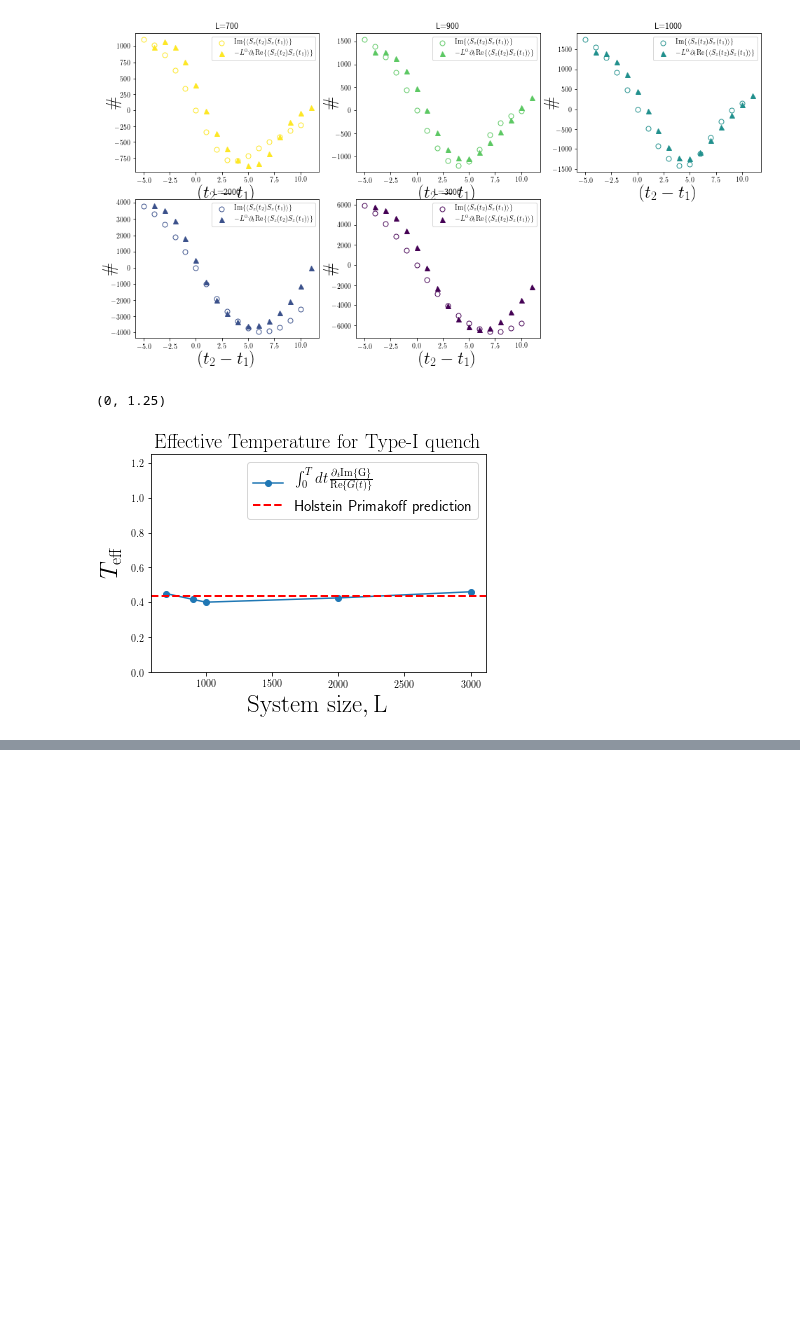
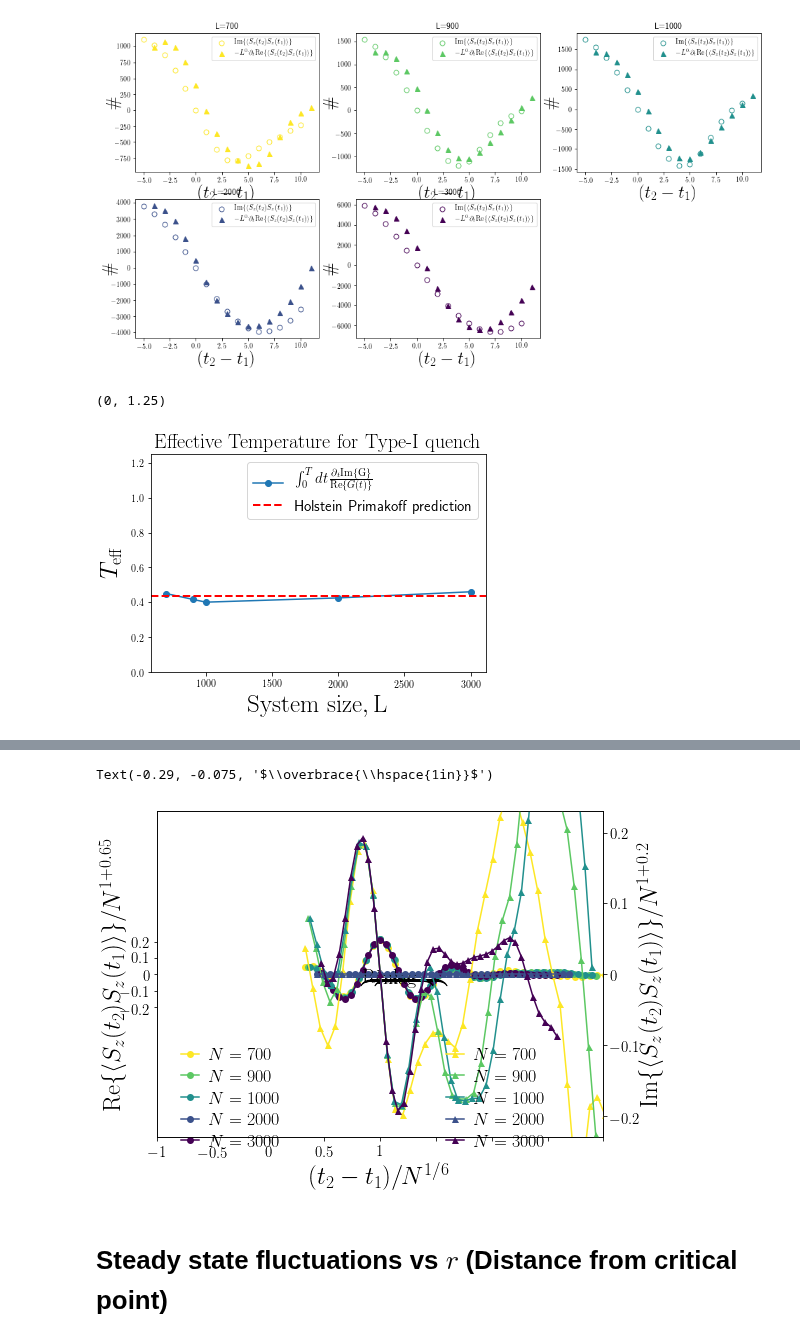
Before and after one commit to paraj003/LMG_quench, a Jupyter notebook: LMG_sim.ipynb, the cells around one changed output, grey strips where cells are left out. Saved outputs shown, nothing was run; the diff lists cells and outputs as text; code cells hidden in the pictures; blank space fills up the shorter version.

```diff
--- a/LMG_sim.ipynb
+++ b/LMG_sim.ipynb
@@ -2360,0 +2363,10 @@ array([  335.95529576,   436.36326575,   486.51861493,   980.86108251,
+# %%
+#two-time correlator definitions
+Larr=[700,900,1000,2000,3000]#,4000]#np.concatenate([np.arange(100,1100,100),np.arange(2000,10000,1000)])
+t1arrtype=[np.array([15.]),np.array([20.])]# t1arr for type 1 and type III
+t2arr=np.linspace(10,50,int((50-10)/1.0)+1)#np.linspace(15,25,int((25-15)/0.1)+1)#np.linspace(10,50,int((50-10)/1.0)+1)#np.linspace(0,10,int((10-0)/0.2)+1)
+Azf=1.
+Ayf=0.
+#Types of quenches I,III indexed by typeID 0,1 and 2 respectively
+initparams=np.array([[1.,0.,4.],[1.,0.,1.]])#{γz,γy,Γ}, and rows indicated type
+quenchparams=np.array([[1.,0.,1.],[0.,1.,1.]])
@@ -2360,0 +2406,49 @@ array([  335.95529576,   436.36326575,   486.51861493,   980.86108251,
+# %%
+#Scaling collapse for real and imaginary parts of the twotime correlation functions
+
+#colormap
+cmap=plt.cm.get_cmap('viridis_r')
+colors = cmap(np.linspace(0,1,np.size(Larr)))
+
+mzRvals=[1./2.,0.64]
+mtRvals=[1./4.,1./6.]
+mzIvals=[1./2.,0.2]
+mtIvals=[1./4.,1./6.]
+fig,ax2=plt.subplots(figsize=(8,6))
+######################type III####################
+typeID=1
+t1arr=t1arrtype[typeID]
+#finite size scaling collapse
+for L,p in zip(Larr,range(np.size(Larr))):
+    #print(p)
+    ax2.plot((t2arr-t1arr[0])/L**mtRvals[typeID],(np.real(correlationyvals[:,p,typeID]))/L**(1+mzRvals[typeID]),'-o',color=colors[p],markersize=7,markeredgewidth=0,label='$N=%d$'% L)
+ax2.set_xlabel('$(t_2-t_1)/N^{1/6}$',fontsize=25)
+ax2.set_ylabel('${\\rm Re}\{\\langle S_z(t_2)S_z(t_1)\\rangle\}/N^{1+0.65}$',fontsize=25,labelpad=-10)
+ax2.set_xlim(-10,10)
+ax2.set_xticklabels(['$-1$','$-0.5$','$0$','$0.5$','$1$'],fontsize=15)
+ax2.set_ylim(-1,1)
+ax2.set_yticks([-0.2,-0.1,0,0.1,0.2])
+ax2.set_yticklabels(['$-0.2$','$-0.1$','$0$','$0.1$','$0.2$'],fontsize=15)
+ax2I = ax2.twinx()
+for L,p in zip(Larr,range(np.size(Larr))):
+    #print(p)
+    ax2I.plot((t2arr-t1arr[0])/L**mtIvals[typeID],(np.imag(correlationyvals[:,p,typeID]))/L**(1+mzIvals[typeID]),'-^',color=colors[p],markersize=7,markeredgewidth=0,label='$N=%d$'% L)
+ax2I.set_xlabel('$(t_2-t_1)/N^{1/6}$',fontsize=25)
+ax2I.set_ylabel('${\\rm Im}\{\\langle S_z(t_2)S_z(t_1)\\rangle\}/N^{1+0.2}$',fontsize=25,labelpad=-1)
+ax2I.set_xlim(-10,10)
+ax2I.set_ylim(-0.23,0.23)
+#ax2I.set_ylim(-0.1,0.1)
+ax2I.set_yticks([-0.2,-0.1,0,0.1,0.2])
+ax2I.set_yticklabels(['$-0.2$','$-0.1$','$0$','$0.1$','$0.2$'],fontsize=15)
+#legends
+ax2.legend(fontsize=18,frameon=False,bbox_to_anchor=(0.31,0.33),ncol=1,numpoints=1,handlelength=1,markerscale=1,columnspacing=0.5,labelspacing=0.2,handletextpad=0.5)
+ax2I.legend(fontsize=18,frameon=False,bbox_to_anchor=(0.61,0.33),ncol=1,numpoints=1,handlelength=1,markerscale=1,columnspacing=0.5,labelspacing=0.2,handletextpad=0.5)
+ax2.text(-0.79,-0.055,"${\\rm Real}$",fontsize=20)
+ax2.text(-0.89,-0.075,"$\overbrace{\\hspace{1in}}$",fontsize=20)
+ax2.text(-0.19,-0.055,"${\\rm Imag}$",fontsize=20)
+ax2.text(-0.29,-0.075,"$\overbrace{\\hspace{1in}}$",fontsize=20)
+# %% [output]
+Text(-0.29, -0.075, '$\\overbrace{\\hspace{1in}}$')
+[figure, added]
+# %% [markdown]
+# Steady state fluctuations vs $r$ (Distance from critical point)
```
Also changed, not shown: parts of 17 cells of this notebook.
